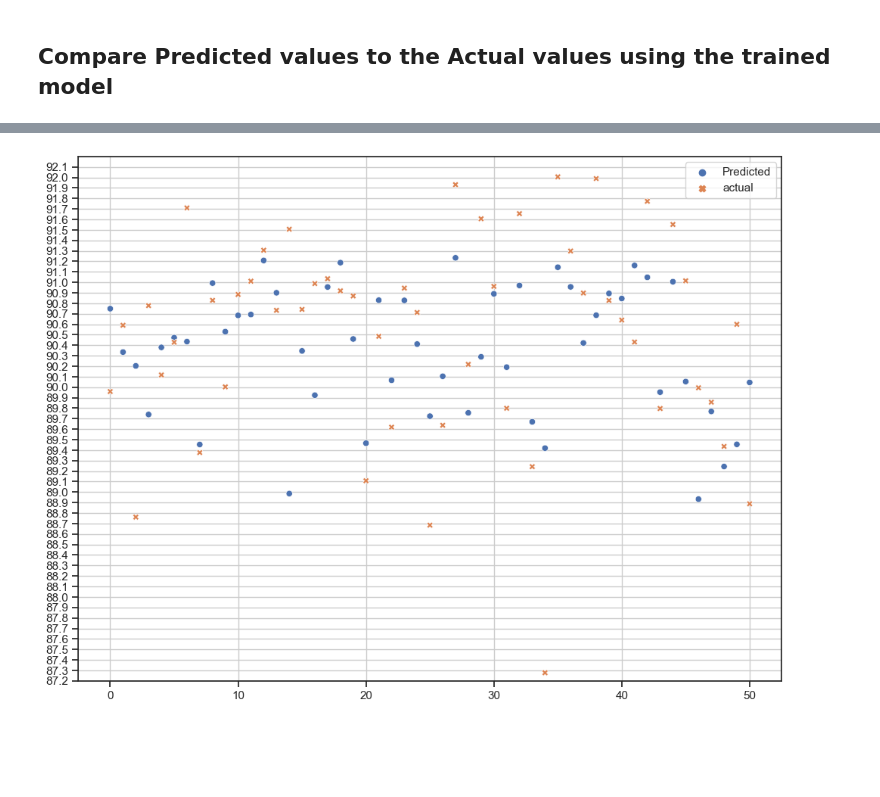
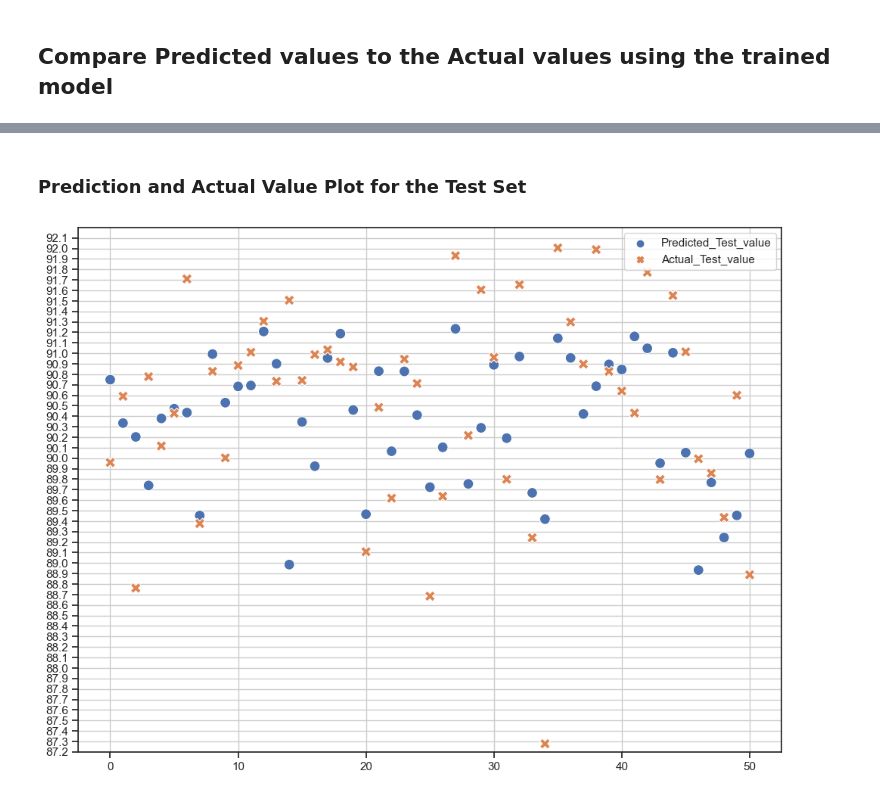
Before and after one commit to andrews-tang/Predicting-the-Recovery-Rate-of-Metal-Ore, a Jupyter notebook: using_classic_algo.ipynb, the cells around one changed output, grey strips where cells are left out. Cells and saved outputs as stored; diff of their text form; code cells hidden in the pictures; blank space fills up the shorter version.

```diff
--- a/using_classic_algo.ipynb
+++ b/using_classic_algo.ipynb
@@ -84,0 +88,16 @@ R-squared: 0.31188764229629384
+# %%
+y_pred_scaled = rf_regressor.predict(X_test_normalized)
+y_test_pred = scaler_Y.inverse_transform(y_pred_scaled.reshape(-1,1))
+
+
+rmse_test = np.sqrt(mean_squared_error(y_test, y_test_pred))
+mape_test = mean_absolute_percentage_error(y_test, y_test_pred)
+r2_test = r2_score(y_test, y_test_pred)
+r_value__test = np.sqrt(r2_test)
+
+
+# Print the metrics
+print(f"Test RMSE: {rmse_test:.4f}")
+print(f"Test MAPE: {mape_test:.4f}")
+print(f"Test R-squared (R²): {r2_test:.4f}")
+print(f"Test R-value (R): {r_value__test:.4f}")
@@ -105 +129,4 @@ compare_df['actual'] = y_test
+# %%
+compare_test_df = pd.DataFrame(y_test_pred, columns=['Predicted_Test_value'])
+compare_test_df['Actual_Test_value'] = y_test
 # %%
@@ -120,0 +162,9 @@ compare_df.head(10)
+# %%
+plt.figure(figsize=(12,9))
+sns.set(style = 'ticks')
+
+sns.scatterplot(compare_train_df, s=100)
+y_ticks = np.arange(87.2, 92.3, 0.1)
+plt.ylim(87.2, 92.2)
+plt.yticks(y_ticks)
+plt.grid(True)
@@ -121,11 +173,13 @@ compare_df.head(10)
+# %% [markdown]
+### Prediction and Actual Value Plot for the Test Set
 # %%
 plt.figure(figsize=(12,9))
 sns.set(style = 'ticks')
 
-sns.scatterplot(compare_df)
+sns.scatterplot(compare_test_df, s=100)
 y_ticks = np.arange(87.2, 92.2, 0.1)
 plt.ylim(87.2, 92.2)
 plt.yticks(y_ticks)
 plt.grid(True)
 # %% [output]
-[figure, old version]
+[figure, new version]
```
Also changed, not shown: parts of 15 cells of this notebook.
